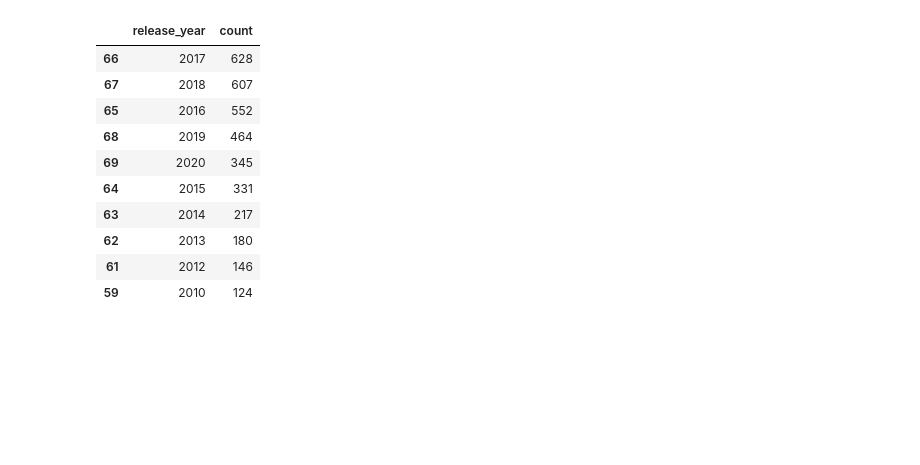
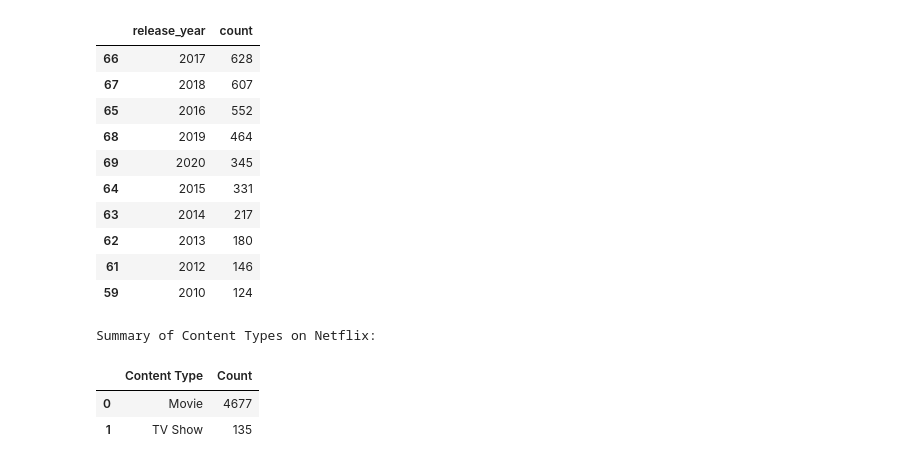
Before and after one commit to Julfikar-Asif/Investigating-Netflix-Movies, a Jupyter notebook: Investigating_Netflix_Movies.ipynb, the cells around one changed output. Cells and saved outputs as stored; diff of their text form; code cells hidden in the pictures; blank space fills up the shorter version.

```diff
--- a/Investigating_Netflix_Movies.ipynb
+++ b/Investigating_Netflix_Movies.ipynb
@@ -278,3 +336,16 @@ display(year_counts.sort_values(by='count', ascending=False).head(10))
 | 62 | 2013 | 180 |
 | 61 | 2012 | 146 |
 | 59 | 2010 | 124 |
+# %%
+# Calculate counts for each content type
+content_counts = netflix_df['type'].value_counts().reset_index()
+content_counts.columns = ['Content Type', 'Count']
+
+# Display the summary table
+print('Summary of Content Types on Netflix:')
+display(content_counts)
+# %% [output]
+Summary of Content Types on Netflix:
+|  | Content Type | Count |
+| 0 | Movie | 4677 |
+| 1 | TV Show | 135 |
```
Also changed, not shown: parts of 4 cells of this notebook.
